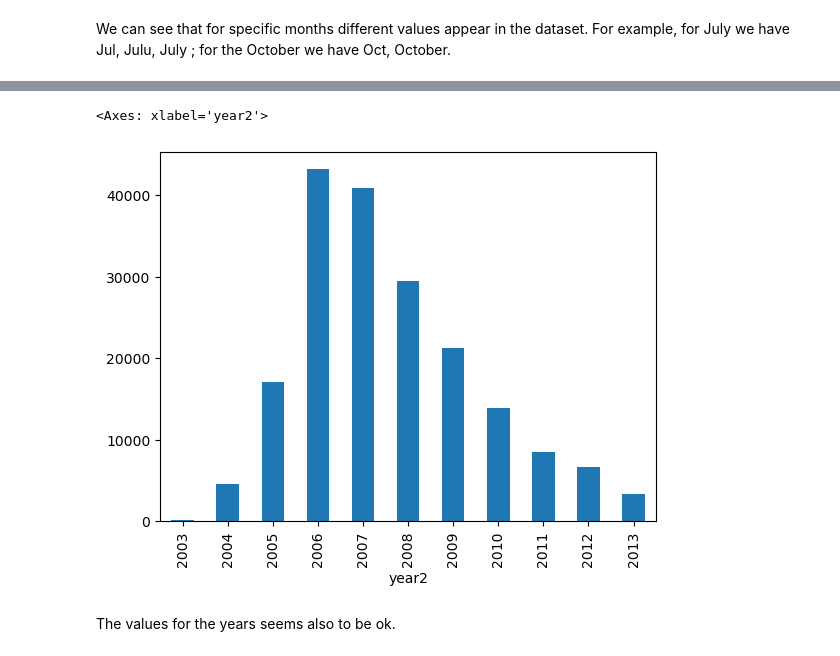
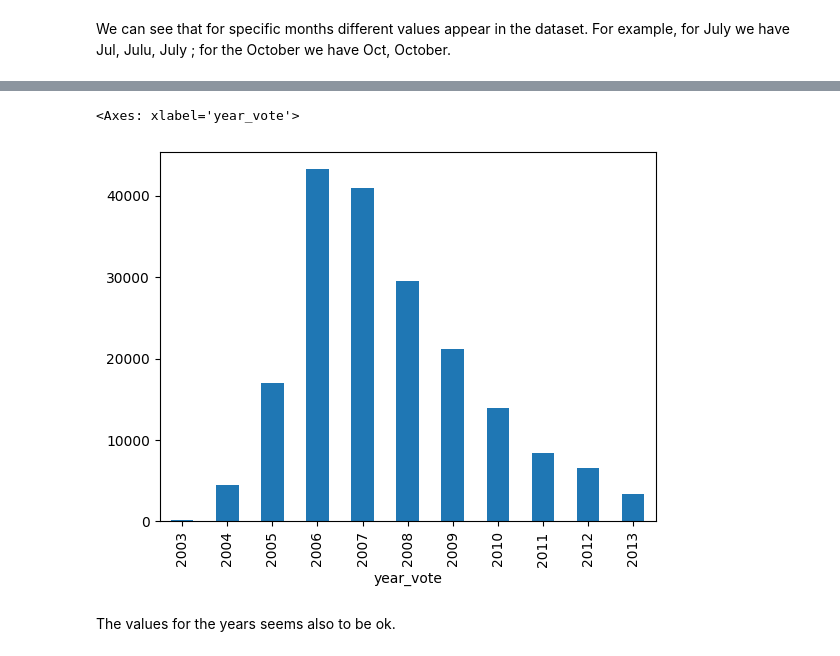
Before and after one commit to epfl-ada/ada-2023-project-thedatafreaks, a Jupyter notebook: notebooks/data_exploration.ipynb, the cells around one changed output, grey strips where cells are left out. Drawn from its saved outputs; the diff is of its cells as text; code cells hidden in the pictures.

```diff
--- a/notebooks/data_exploration.ipynb
+++ b/notebooks/data_exploration.ipynb
@@ -21,9 +24,4 @@ for block in blocks:
 df = pd.DataFrame(data)
 
 #Rename the columns
-df.columns = ['source', 'target', 'vote', 'result', 'year', 'date', 'comment']
-
-#Convert the year, the vote and the result to numeric values
-df['year'] = df['year'].astype(int)
-df['vote'] = df['vote'].astype(int)
-df['result'] = df['result'].astype(int)
+df.columns = ['source', 'target', 'vote', 'result', 'year_election', 'date_vote', 'comment']
@@ -63,7 +61,7 @@ def extract_date_components(date_str):
             "minute": minute,
             "day": day,
             "month": month,
-            "year2": year
+            "year_vote": year
         })
     except ValueError:
         # If there is a ValueError, return None for each component
@@ -72,11 +70,11 @@ def extract_date_components(date_str):
             "minute": None,
             "day": None,
             "month": None,
-            "year2": None
+            "year_vote": None
         })
 
 # Apply the function to each row in the 'date' column
-date_components = df['date'].apply(extract_date_components)
+date_components = df['date_vote'].apply(extract_date_components)
 
 # Concatenate the new DataFrame with the original one (if needed)
 new_df = pd.concat([df, date_components], axis=1)
@@ -137,0 +108,8 @@ new_df
+# %%
+#Set the date to empty for the row where the hour is 31
+new_df.loc[new_df['hour'] == '31', 'hour'] = ''
+new_df[new_df['hour'] == '31']
+
+#Plot the distribution of the values for the minutes wuth histogram and order the values and augment the largeur of the figure
+new_df['minute'].value_counts().sort_index().plot(kind='bar' , figsize=(15,10))
+plt.show()
@@ -146,8 +125,0 @@ We have a vote date with an hour equal to 31 we will remove the date associated
-# %%
-#Set the date to empty for the row where the hour is 31
-new_df.loc[new_df['hour'] == '31', 'date'] = ''
-new_df[new_df['hour'] == '31']
-
-#Plot the distribution of the values for the minutes wuth histogram and order the values and augment the largeur of the figure
-new_df['minute'].value_counts().sort_index().plot(kind='bar' , figsize=(15,10))
-plt.show()
@@ -223,10 +185,10 @@ new_df
 198275 rows × 12 columns
 # %%
 #Look at the distribution of the values for the years with histogram and order the values
-new_df['year2'].value_counts().sort_index().plot(kind='bar')
+new_df['year_vote'].value_counts().sort_index().plot(kind='bar')
 # %% [output]
-<Axes: xlabel='year2'>
+<Axes: xlabel='year_vote'>
-[figure, old version]
+[figure, new version]
 # %% [markdown]
 The values for the years seems also to be ok.
 # %%
```
Also changed, not shown: parts of 41 cells of this notebook, 2 other files.
